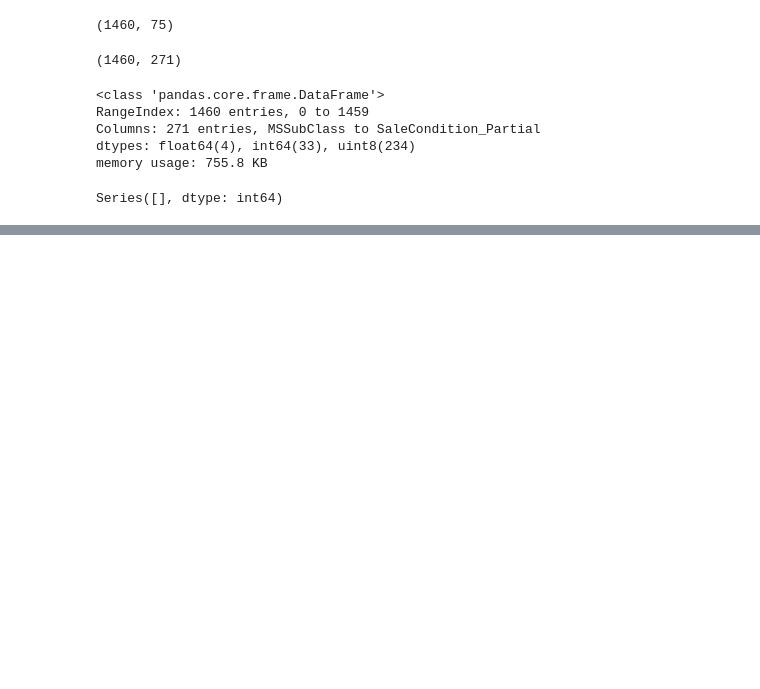
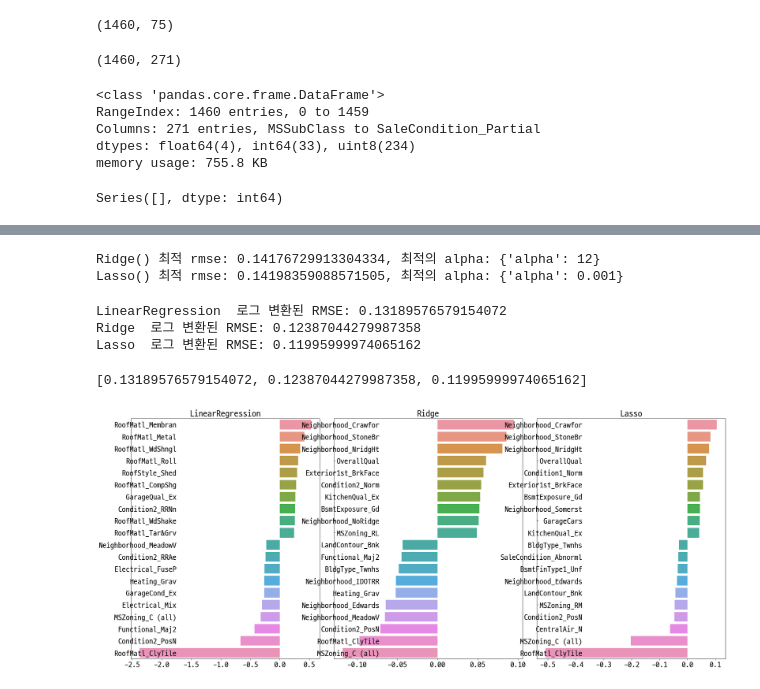
Before and after one commit to ThatHomr/python_ex_my, a Jupyter notebook: 09_시계열/04_house.ipynb, the cells around one changed output, grey strips where cells are left out. Saved outputs shown, nothing was run; the diff lists cells and outputs as text; code cells hidden in the pictures; blank space fills up the shorter version.

```diff
--- a/09_시계열/04_house.ipynb
+++ b/09_시계열/04_house.ipynb
@@ -139,0 +239,31 @@ Series([], dtype: int64)
+# %%
+ridge_params = {'alpha':[0.05,0.1,1,5,10,12,15,20]}
+lasso_params = {'alpha':[0.001,0.005,0.008,0.05,0.03,0.1,1,5,10]}
+print_best_params(ridge_reg,ridge_params)
+print_best_params(lasso_reg,lasso_params)
+# %% [output]
+Ridge() 최적 rmse: 0.14176729913304334, 최적의 alpha: {'alpha': 12}
+Lasso() 최적 rmse: 0.14198359088571505, 최적의 alpha: {'alpha': 0.001}
+# %%
+lr_reg = LinearRegression()
+lr_reg.fit(X_train,y_train)
+ridge_reg = Ridge(alpha=12)
+ridge_reg.fit(X_train,y_train)
+lasso_reg = Lasso(alpha=0.001)
+lasso_reg.fit(X_train,y_train)
+
+models = [lr_reg, ridge_reg, lasso_reg]
+get_rmses(models)
+# LinearRegression  로그 변환된 RMSE: 0.13189576579154072
+# Ridge  로그 변환된 RMSE: 0.12750846334053154
+# Lasso  로그 변환된 RMSE: 0.17628250556471395
+# %% [output]
+LinearRegression  로그 변환된 RMSE: 0.13189576579154072
+Ridge  로그 변환된 RMSE: 0.12387044279987358
+Lasso  로그 변환된 RMSE: 0.11995999974065162
+[0.13189576579154072, 0.12387044279987358, 0.11995999974065162]
+# %%
+models = [lr_reg, ridge_reg, lasso_reg]
+visualize_coefficient(models)
+# %% [output]
+[figure, added]
```
Also changed, not shown: parts of 21 cells of this notebook.
